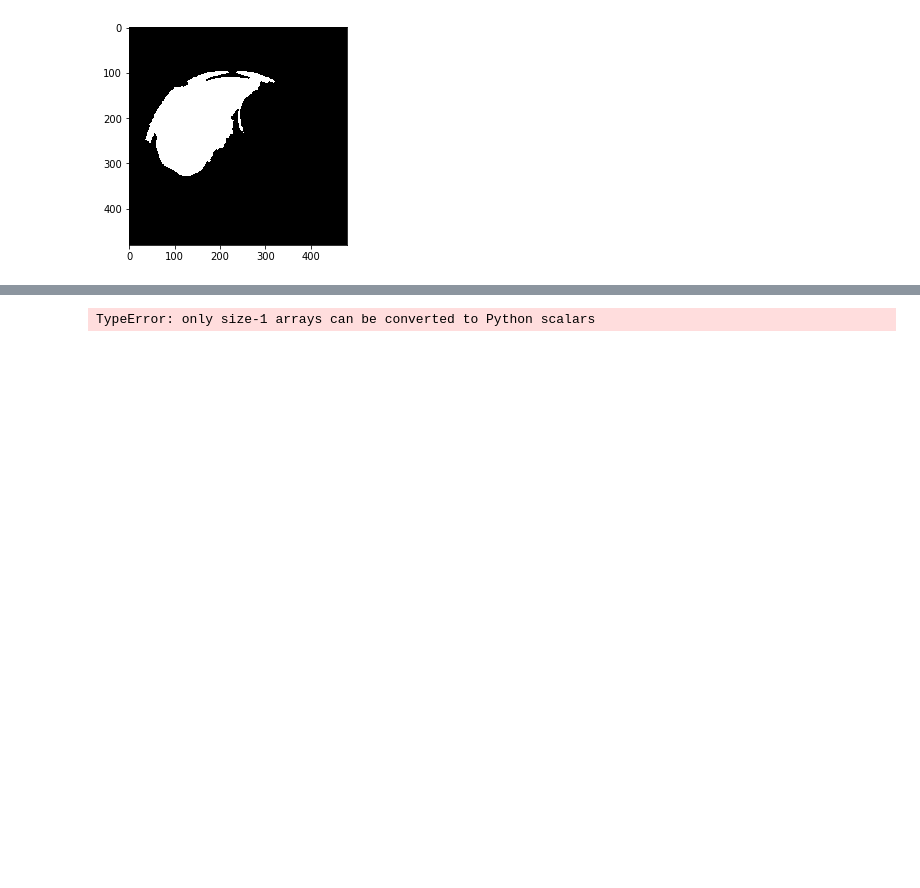
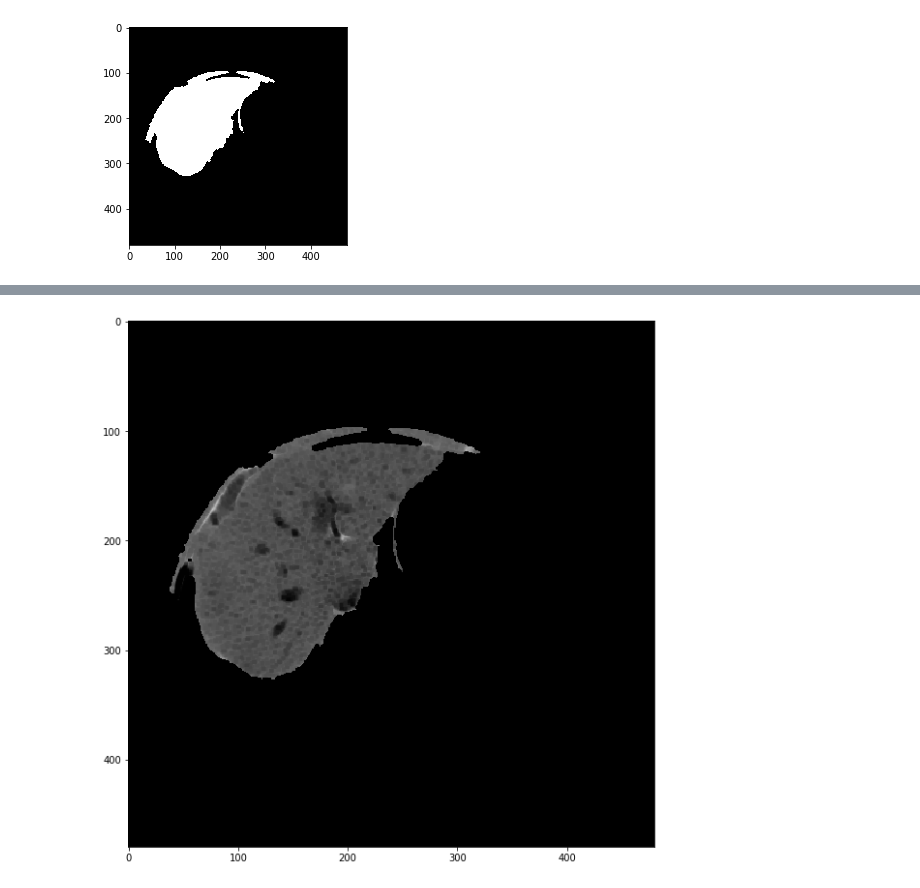
Before and after one commit to ShreyasDL/Liver-Cancer-Detection, a Jupyter notebook: watershed_liver.ipynb, the cells around one changed output, grey strips where cells are left out. Drawn from its saved outputs; the diff is of its cells as text; code cells hidden in the pictures; blank space fills up the shorter version.

```diff
--- a/watershed_liver.ipynb
+++ b/watershed_liver.ipynb
@@ -148,6 +125,2 @@ True
 # %%
 res_img = final_im.copy()
-# %%
-dst =cv2.ximgproc.anisotropicDiffusion(final_im, res_img, 0.5, 2)
-# %% [output]
-TypeError: only size-1 arrays can be converted to Python scalars
@@ -153,0 +131,7 @@ TypeError: only size-1 arrays can be converted to Python scalars
+# %%
+kernel = np.ones((3,3),dtype=np.uint8)
+final_result = cv2.erode(final_im,kernel,iterations=1)
+# %%
+display(final_result)
+# %% [output]
+[figure, added]
```
Also changed, not shown: parts of 36 cells of this notebook.
